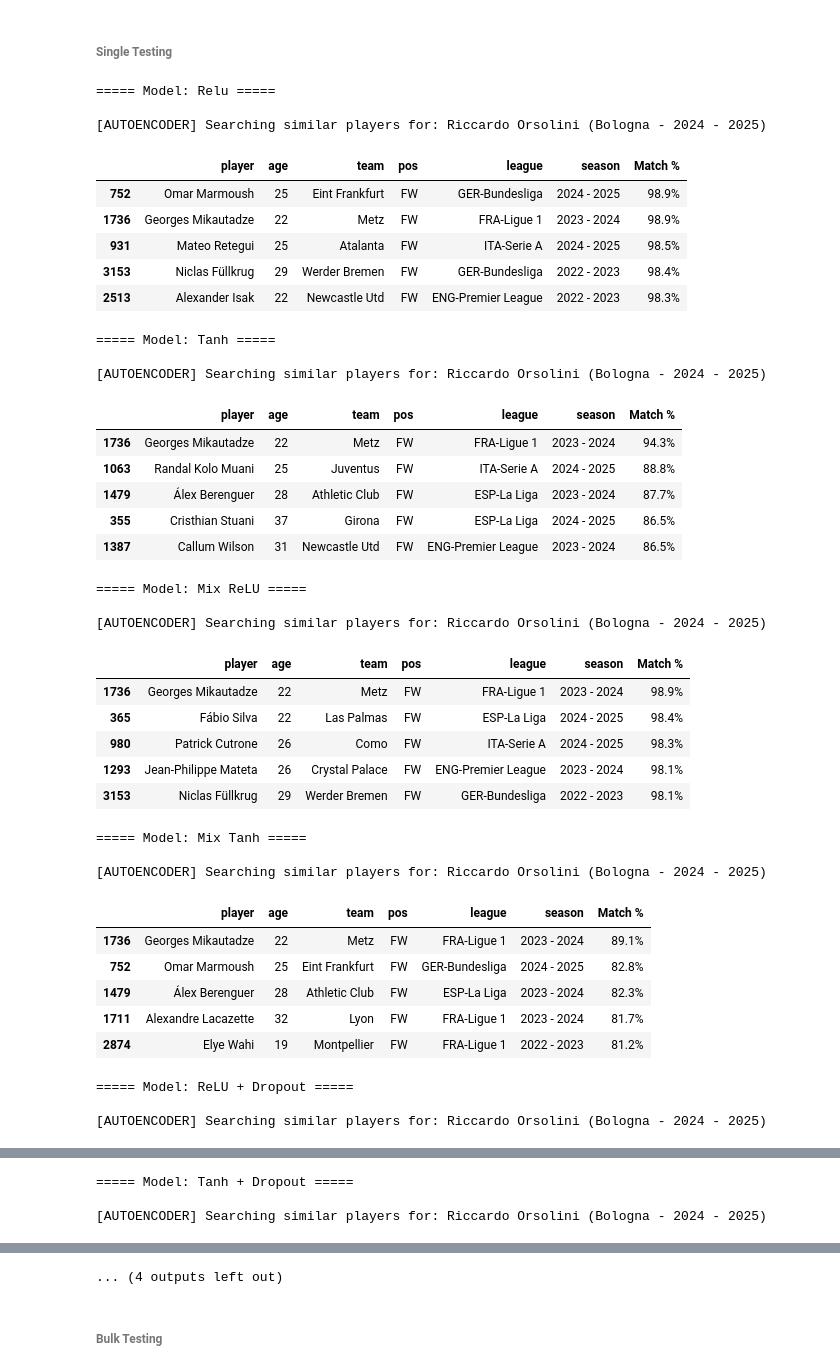
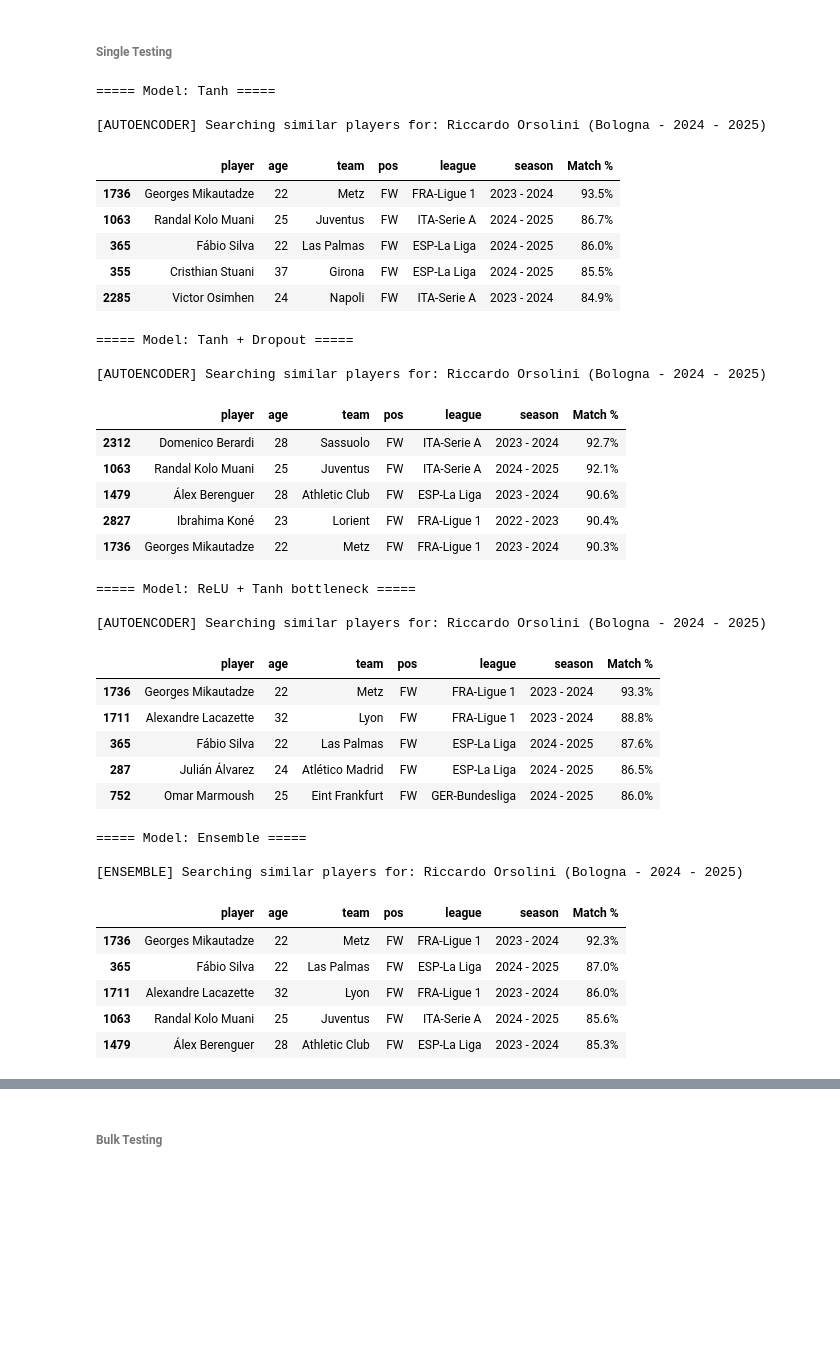
Before and after one commit to andreamurari/DataDriven_Soccer_Scouting, a Jupyter notebook: DataDriven_Soccer_Scouting.ipynb, the cells around one changed output, grey strips where cells are left out. Cells and saved outputs as stored; diff of their text form; code cells hidden in the pictures; blank space fills up the shorter version.

```diff
--- a/DataDriven_Soccer_Scouting.ipynb
+++ b/DataDriven_Soccer_Scouting.ipynb
@@ -807,76 +786,73 @@ target_season = "2024 - 2025"
 max_age = None
 
 models_to_test = {
-    'Relu': df_latent_ae_relu,
+    #'Relu': df_latent_ae_relu,
     'Tanh': df_latent_ae_tanh,
-    'Mix ReLU': df_latent_ae_mix_relu,
-    'Mix Tanh': df_latent_ae_mix_tanh,
-    'ReLU + Dropout': df_latent_ae_relu_dropout,
+    #'Mix ReLU': df_latent_ae_mix_relu,
+    #'Mix Tanh': df_latent_ae_mix_tanh,
+    #'ReLU + Dropout': df_latent_ae_relu_dropout,
     'Tanh + Dropout': df_latent_ae_tanh_dropout,
     'ReLU + Tanh bottleneck': df_latent_ae_relu_tanh_btn,
 }
 
 for model_name, model_df in models_to_test.items():
     print(f"\n===== Model: {model_name} =====")
     risultati_ae = trova_simili_ae(
         nome_giocatore=target_player,
         stagione_giocatore=target_season,
         df_latente=model_df,
         top_n=5,
         max_age=max_age,
         season_filter=None,
         same_position=True
     )
     display(risultati_ae)
 
 print("\n===== Model: Ensemble =====")
 risultati_ensemble = trova_simili_ensemble(
     nome_giocatore=target_player,
     stagione_giocatore=target_season,
     top_n=5,
     max_age=max_age,
     season_filter=None,
     same_position=True,
     same_league=False
 )
 display(risultati_ensemble)
 # %% [output]
-===== Model: Relu =====
+===== Model: Tanh =====
 
 [AUTOENCODER] Searching similar players for: Riccardo Orsolini (Bologna - 2024 - 2025)
 |  | player | age | team | pos | league | season | Match % |
-| 752 | Omar Marmoush | 25 | Eint Frankfurt | FW | GER-Bundesliga | 2024 - 2025 | 98.9% |
-| 1736 | Georges Mikautadze | 22 | Metz | FW | FRA-Ligue 1 | 2023 - 2024 | 98.9% |
-| 931 | Mateo Retegui | 25 | Atalanta | FW | ITA-Serie A | 2024 - 2025 | 98.5% |
-| 3153 | Niclas Füllkrug | 29 | Werder Bremen | FW | GER-Bundesliga | 2022 - 2023 | 98.4% |
-| 2513 | Alexander Isak | 22 | Newcastle Utd | FW | ENG-Premier League | 2022 - 2023 | 98.3% |
+| 1736 | Georges Mikautadze | 22 | Metz | FW | FRA-Ligue 1 | 2023 - 2024 | 93.5% |
+| 1063 | Randal Kolo Muani | 25 | Juventus | FW | ITA-Serie A | 2024 - 2025 | 86.7% |
+| 365 | Fábio Silva | 22 | Las Palmas | FW | ESP-La Liga | 2024 - 2025 | 86.0% |
+| 355 | Cristhian Stuani | 37 | Girona | FW | ESP-La Liga | 2024 - 2025 | 85.5% |
+| 2285 | Victor Osimhen | 24 | Napoli | FW | ITA-Serie A | 2023 - 2024 | 84.9% |
-===== Model: Tanh =====
+===== Model: Tanh + Dropout =====
 
 [AUTOENCODER] Searching similar players for: Riccardo Orsolini (Bologna - 2024 - 2025)
 |  | player | age | team | pos | league | season | Match % |
-| 1736 | Georges Mikautadze | 22 | Metz | FW | FRA-Ligue 1 | 2023 - 2024 | 94.3% |
-| 1063 | Randal Kolo Muani | 25 | Juventus | FW | ITA-Serie A | 2024 - 2025 | 88.8% |
-| 1479 | Álex Berenguer | 28 | Athletic Club | FW | ESP-La Liga | 2023 - 2024 | 87.7% |
-| 355 | Cristhian Stuani | 37 | Girona | FW | ESP-La Liga | 2024 - 2025 | 86.5% |
-| 1387 | Callum Wilson | 31 | Newcastle Utd | FW | ENG-Premier League | 2023 - 2024 | 86.5% |
+| 2312 | Domenico Berardi | 28 | Sassuolo | FW | ITA-Serie A | 2023 - 2024 | 92.7% |
+| 1063 | Randal Kolo Muani | 25 | Juventus | FW | ITA-Serie A | 2024 - 2025 | 92.1% |
+| 1479 | Álex Berenguer | 28 | Athletic Club | FW | ESP-La Liga | 2023 - 2024 | 90.6% |
+| 2827 | Ibrahima Koné | 23 | Lorient | FW | FRA-Ligue 1 | 2022 - 2023 | 90.4% |
+| 1736 | Georges Mikautadze | 22 | Metz | FW | FRA-Ligue 1 | 2023 - 2024 | 90.3% |
-===== Model: Mix ReLU =====
+===== Model: ReLU + Tanh bottleneck =====
 
 [AUTOENCODER] Searching similar players for: Riccardo Orsolini (Bologna - 2024 - 2025)
 |  | player | age | team | pos | league | season | Match % |
-| 1736 | Georges Mikautadze | 22 | Metz | FW | FRA-Ligue 1 | 2023 - 2024 | 98.9% |
-| 365 | Fábio Silva | 22 | Las Palmas | FW | ESP-La Liga | 2024 - 2025 | 98.4% |
-| 980 | Patrick Cutrone | 26 | Como | FW | ITA-Serie A | 2024 - 2025 | 98.3% |
-| 1293 | Jean-Philippe Mateta | 26 | Crystal Palace | FW | ENG-Premier League | 2023 - 2024 | 98.1% |
-| 3153 | Niclas Füllkrug | 29 | Werder Bremen | FW | GER-Bundesliga | 2022 - 2023 | 98.1% |
+| 1736 | Georges Mikautadze | 22 | Metz | FW | FRA-Ligue 1 | 2023 - 2024 | 93.3% |
+| 1711 | Alexandre Lacazette | 32 | Lyon | FW | FRA-Ligue 1 | 2023 - 2024 | 88.8% |
+| 365 | Fábio Silva | 22 | Las Palmas | FW | ESP-La Liga | 2024 - 2025 | 87.6% |
+| 287 | Julián Álvarez | 24 | Atlético Madrid | FW | ESP-La Liga | 2024 - 2025 | 86.5% |
+| 752 | Omar Marmoush | 25 | Eint Frankfurt | FW | GER-Bundesliga | 2024 - 2025 | 86.0% |
-===== Model: Mix Tanh =====
+===== Model: Ensemble =====
 
-[AUTOENCODER] Searching similar players for: Riccardo Orsolini (Bologna - 2024 - 2025)
+[ENSEMBLE] Searching similar players for: Riccardo Orsolini (Bologna - 2024 - 2025)
 |  | player | age | team | pos | league | season | Match % |
-| 1736 | Georges Mikautadze | 22 | Metz | FW | FRA-Ligue 1 | 2023 - 2024 | 89.1% |
-| 752 | Omar Marmoush | 25 | Eint Frankfurt | FW | GER-Bundesliga | 2024 - 2025 | 82.8% |
-| 1479 | Álex Berenguer | 28 | Athletic Club | FW | ESP-La Liga | 2023 - 2024 | 82.3% |
-| 1711 | Alexandre Lacazette | 32 | Lyon | FW | FRA-Ligue 1 | 2023 - 2024 | 81.7% |
-| 2874 | Elye Wahi | 19 | Montpellier | FW | FRA-Ligue 1 | 2022 - 2023 | 81.2% |
+| 1736 | Georges Mikautadze | 22 | Metz | FW | FRA-Ligue 1 | 2023 - 2024 | 92.3% |
+| 365 | Fábio Silva | 22 | Las Palmas | FW | ESP-La Liga | 2024 - 2025 | 87.0% |
+| 1711 | Alexandre Lacazette | 32 | Lyon | FW | FRA-Ligue 1 | 2023 - 2024 | 86.0% |
+| 1063 | Randal Kolo Muani | 25 | Juventus | FW | ITA-Serie A | 2024 - 2025 | 85.6% |
+| 1479 | Álex Berenguer | 28 | Athletic Club | FW | ESP-La Liga | 2023 - 2024 | 85.3% |
-===== Model: ReLU + Dropout =====
-
-[AUTOENCODER] Searching similar players for: Riccardo Orsolini (Bologna - 2024 - 2025)
@@ -889,3 +858,0 @@ display(risultati_ensemble)
-===== Model: Tanh + Dropout =====
-
-[AUTOENCODER] Searching similar players for: Riccardo Orsolini (Bologna - 2024 - 2025)
@@ -898,4 +859,3 @@ display(risultati_ensemble)
-... (4 outputs left out)
 # %% [markdown]
 ###### Bulk Testing
 # %%
```
Also changed, not shown: parts of 11 cells of this notebook, 3 other files.
